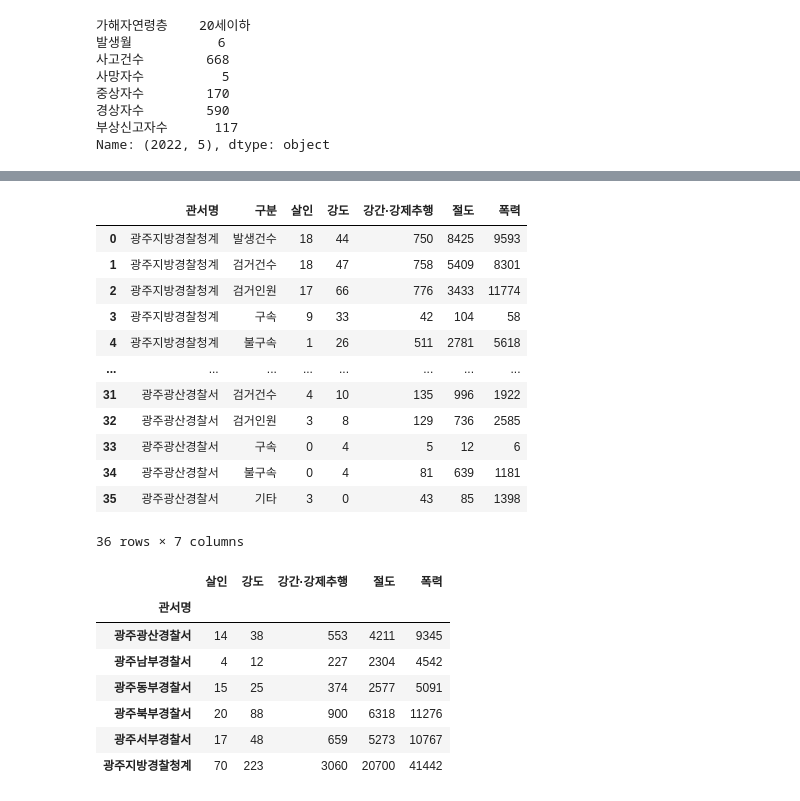
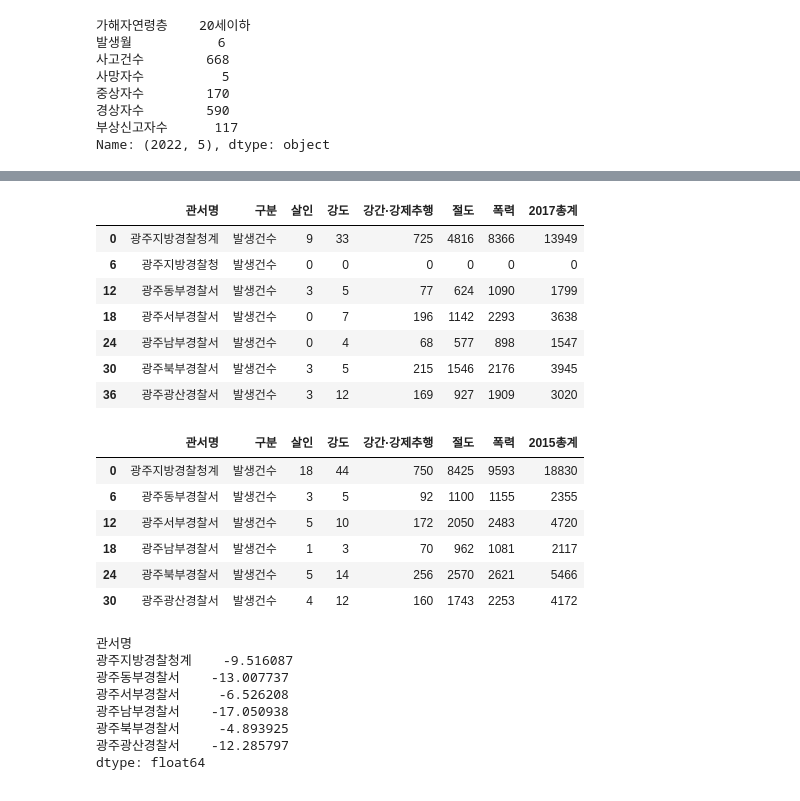
Before and after one commit to anhyunji494/python-basic, a Jupyter notebook: 2. PythonLibrary/ex02 pandas.ipynb, the cells around one changed output, grey strips where cells are left out. Cells and saved outputs as stored; diff of their text form; code cells hidden in the pictures.

```diff
--- a/2. PythonLibrary/ex02 pandas.ipynb
+++ b/2. PythonLibrary/ex02 pandas.ipynb
@@ -710,3 +699,10 @@ Name: (2022, 5), dtype: object
 crime_2015 = pd.read_csv("./data/2015.csv", encoding="euc-kr")
 crime_2016 = pd.read_csv("./data/2016.csv", encoding="euc-kr")
 crime_2017 = pd.read_csv("./data/2017.csv", encoding="euc-kr")
+# %%
+# 풀이
+# 1. 데이터 필터링 ★
+# 구분 = '발생건수' 인 데이터 추출 -> 발생건수+검거수 등 중복되기 때문에
+crime15_ft = crime_2015[crime_2015["구분"]=="발생건수"].copy()
+crime15_ft["2015총계"] = crime15_ft.loc[:,"살인":"폭력"].sum(axis=1)
+crime15_ft
@@ -712,0 +729,13 @@ crime_2017 = pd.read_csv("./data/2017.csv", encoding="euc-kr")
+# %%
+crime17_ft = crime_2017[crime_2017["구분"]=="발생건수"].copy()
+crime17_ft["2017총계"] = crime17_ft.loc[:,"살인":"폭력"].sum(axis=1)
+crime17_ft
+# %% [output]
+|  | 관서명 | 구분 | 살인 | 강도 | 강간·강제추행 | 절도 | 폭력 | 2017총계 |
+| 0 | 광주지방경찰청계 | 발생건수 | 9 | 33 | 725 | 4816 | 8366 | 13949 |
+| 6 | 광주지방경찰청 | 발생건수 | 0 | 0 | 0 | 0 | 0 | 0 |
+| 12 | 광주동부경찰서 | 발생건수 | 3 | 5 | 77 | 624 | 1090 | 1799 |
+| 18 | 광주서부경찰서 | 발생건수 | 0 | 7 | 196 | 1142 | 2293 | 3638 |
+| 24 | 광주남부경찰서 | 발생건수 | 0 | 4 | 68 | 577 | 898 | 1547 |
+| 30 | 광주북부경찰서 | 발생건수 | 3 | 5 | 215 | 1546 | 2176 | 3945 |
+| 36 | 광주광산경찰서 | 발생건수 | 3 | 12 | 169 | 927 | 1909 | 3020 |
@@ -713,16 +745,10 @@ crime_2017 = pd.read_csv("./data/2017.csv", encoding="euc-kr")
 # %%
-display(crime_2015)
+display(crime15_ft)
 # %% [output]
-|  | 관서명 | 구분 | 살인 | 강도 | 강간·강제추행 | 절도 | 폭력 |
-| 0 | 광주지방경찰청계 | 발생건수 | 18 | 44 | 750 | 8425 | 9593 |
-| 1 | 광주지방경찰청계 | 검거건수 | 18 | 47 | 758 | 5409 | 8301 |
-| 2 | 광주지방경찰청계 | 검거인원 | 17 | 66 | 776 | 3433 | 11774 |
-| 3 | 광주지방경찰청계 | 구속 | 9 | 33 | 42 | 104 | 58 |
-| 4 | 광주지방경찰청계 | 불구속 | 1 | 26 | 511 | 2781 | 5618 |
-| ... | ... | ... | ... | ... | ... | ... | ... |
-| 31 | 광주광산경찰서 | 검거건수 | 4 | 10 | 135 | 996 | 1922 |
-| 32 | 광주광산경찰서 | 검거인원 | 3 | 8 | 129 | 736 | 2585 |
-| 33 | 광주광산경찰서 | 구속 | 0 | 4 | 5 | 12 | 6 |
-| 34 | 광주광산경찰서 | 불구속 | 0 | 4 | 81 | 639 | 1181 |
-| 35 | 광주광산경찰서 | 기타 | 3 | 0 | 43 | 85 | 1398 |
+|  | 관서명 | 구분 | 살인 | 강도 | 강간·강제추행 | 절도 | 폭력 | 2015총계 |
+| 0 | 광주지방경찰청계 | 발생건수 | 18 | 44 | 750 | 8425 | 9593 | 18830 |
+| 6 | 광주동부경찰서 | 발생건수 | 3 | 5 | 92 | 1100 | 1155 | 2355 |
+| 12 | 광주서부경찰서 | 발생건수 | 5 | 10 | 172 | 2050 | 2483 | 4720 |
+| 18 | 광주남부경찰서 | 발생건수 | 1 | 3 | 70 | 962 | 1081 | 2117 |
+| 24 | 광주북부경찰서 | 발생건수 | 5 | 14 | 256 | 2570 | 2621 | 5466 |
+| 30 | 광주광산경찰서 | 발생건수 | 4 | 12 | 160 | 1743 | 2253 | 4172 |
-36 rows × 7 columns
@@ -732,11 +767,11 @@ crime_2015 = crime_2015.groupby(by="관서명").sum().drop(labels="2015총계",
 # %%
-display(crime_2015)
+display(crime16to17)
 # %% [output]
-|  | 살인 | 강도 | 강간·강제추행 | 절도 | 폭력 |
-| 관서명 |  |  |  |  |  |
-| 광주광산경찰서 | 14 | 38 | 553 | 4211 | 9345 |
-| 광주남부경찰서 | 4 | 12 | 227 | 2304 | 4542 |
-| 광주동부경찰서 | 15 | 25 | 374 | 2577 | 5091 |
-| 광주북부경찰서 | 20 | 88 | 900 | 6318 | 11276 |
-| 광주서부경찰서 | 17 | 48 | 659 | 5273 | 10767 |
-| 광주지방경찰청계 | 70 | 223 | 3060 | 20700 | 41442 |
+관서명
+광주지방경찰청계    -9.516087
+광주동부경찰서    -13.007737
+광주서부경찰서     -6.526208
+광주남부경찰서    -17.050938
+광주북부경찰서     -4.893925
+광주광산경찰서    -12.285797
+dtype: float64
```
Also changed, not shown: parts of 24 cells of this notebook, 5 other files.
